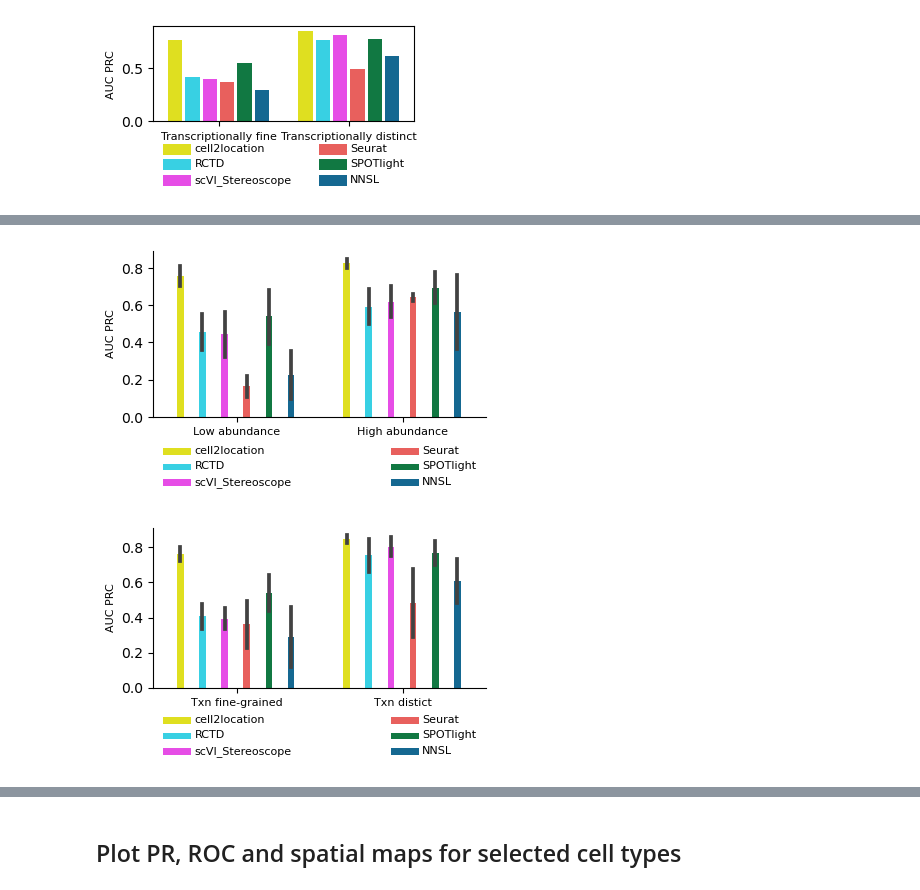
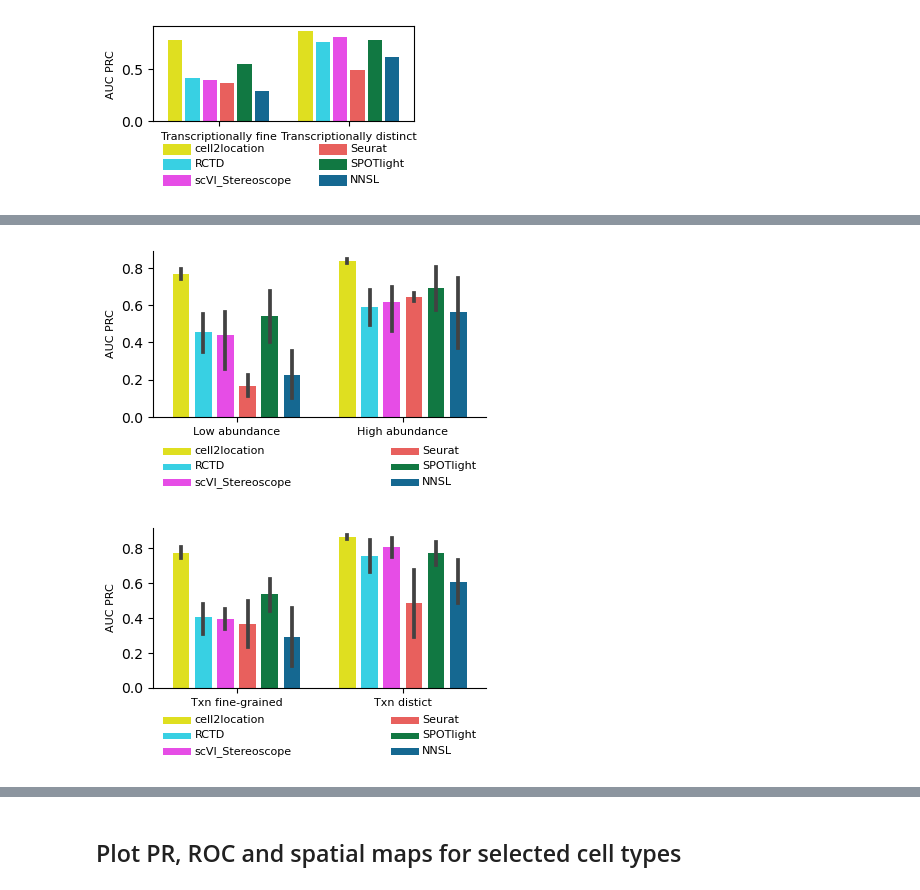
Before and after one commit to vitkl/cell2location_paper, a Jupyter notebook: notebooks/lymph_nodes_analysis/other_methods/benchmark_analysis_4_RP_curves_with_gold_standard_per_method_GC_non_GC_abundance_pyro.ipynb, the cells around one changed output, grey strips where cells are left out. Drawn from its saved outputs; the diff is of its cells as text; code cells hidden in the pictures.

```diff
--- a/notebooks/lymph_nodes_analysis/other_methods/benchmark_analysis_4_RP_curves_with_gold_standard_per_method_GC_non_GC_abundance_pyro.ipynb
+++ b/notebooks/lymph_nodes_analysis/other_methods/benchmark_analysis_4_RP_curves_with_gold_standard_per_method_GC_non_GC_abundance_pyro.ipynb
@@ -1225,7 +1225,7 @@ def plot_boxplot_prc(x, y="value", n_leged_col=6):
                     data=pr_data_values, palette=sc.pl.palettes.default_102);
 
     change_width(g, .10)
-    change_width(g, .04, shrink=0.55, shift=0.01)
+    #change_width(g, .04, shrink=0.55, shift=0.01)
 
     plt.xlabel('');
     plt.ylabel('AUC PRC', size=8);
@@ -1234,35 +1234,35 @@ def plot_boxplot_prc(x, y="value", n_leged_col=6):
     #            fontsize=15, frameon=False);
 
     lgnd = plt.legend(loc='center', bbox_to_anchor=(0, -0.45,  1, 0.3),
                       mode='expand', ncol=n_leged_col,
                       fontsize=8, frameon=False);
 
     for handle in lgnd.legendHandles:
          handle.set_height(5)
          handle.set_width(20)
          handle.set_y(-1)
     # plt.tight_layout();
 
     g.spines['right'].set_visible(False)
     g.spines['top'].set_visible(False)
     plt.tight_layout();
 
     # ax = plt.gca()
     # ax.set_xticks(ax.get_xticks() + 0.4)
     # plt.savefig(fig_path + '/barplot_by_category_with_label.pdf', bbox_inches='tight')
 
 plt.figure(figsize=(4.1, 2.88))
 plot_boxplot_prc('Fig4_abundance_categories', n_leged_col=2)
 plt.savefig(fig_path + '/barplot_Fig4_abundance_categories.pdf', bbox_inches='tight')
 plt.show()
 
 plt.figure(figsize=(4.1, 2.8))
 plot_boxplot_prc('Fig4_txn_categories', n_leged_col=2)
 plt.savefig(fig_path + '/barplot_Fig4_txn_categories.pdf', bbox_inches='tight')
 plt.show()
 # %% [output]
-[figure, old version]
+[figure, new version]
-[figure, old version]
+[figure, new version]
 # %%
 fig_path
 # %% [output]
```
Also changed, not shown: parts of 22 cells of this notebook.
